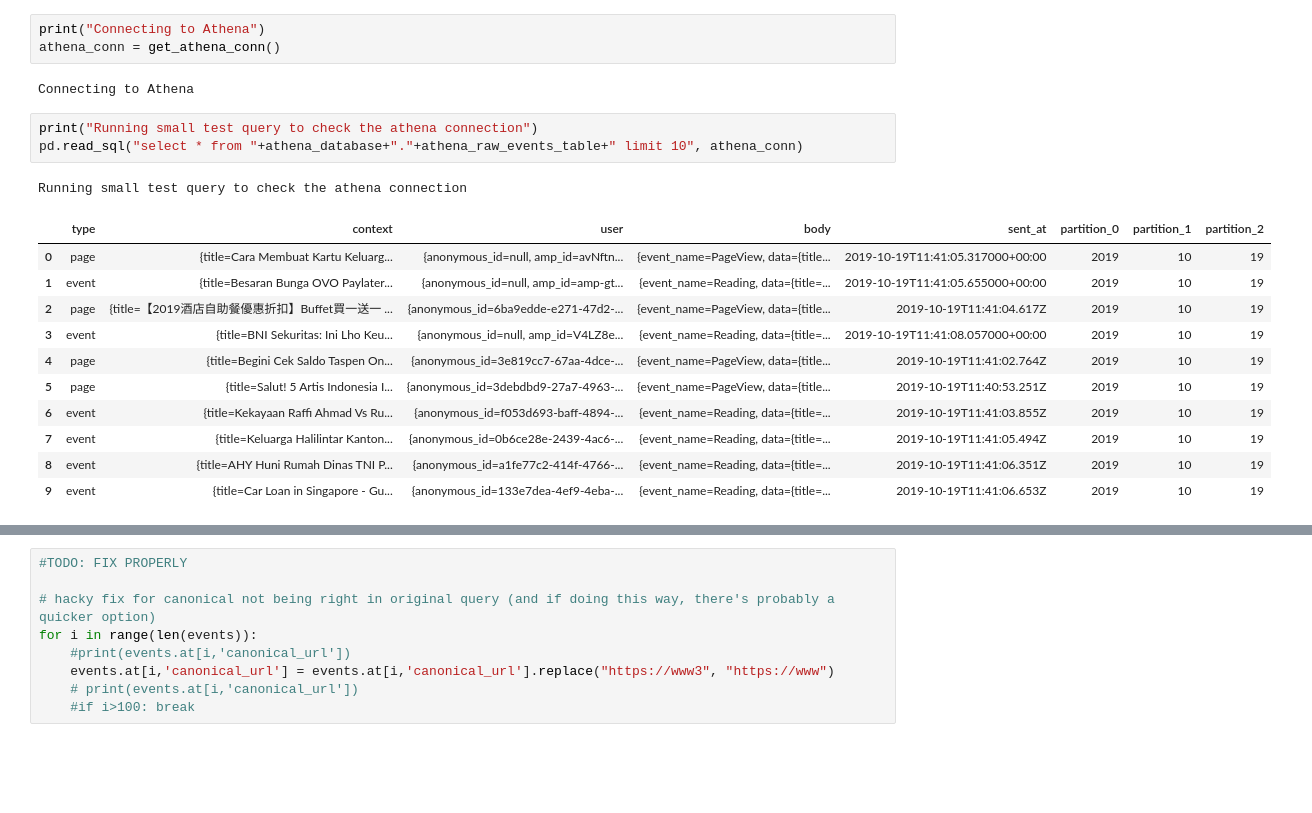
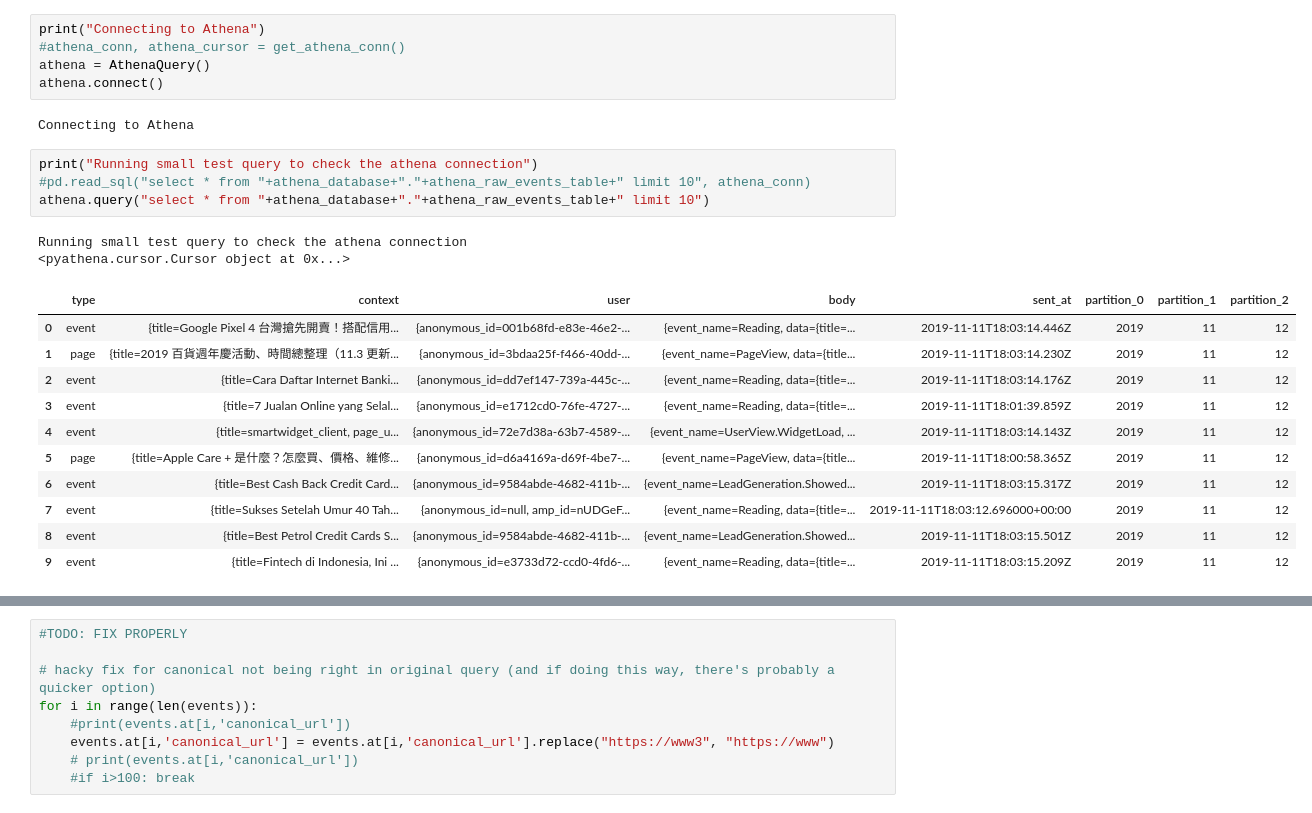
Before and after one commit to moneysmartco/blog-jupyter-notebooks, a Jupyter notebook: first_experiments.ipynb, the cells around one changed output, grey strips where cells are left out. Cells and saved outputs as stored; diff of their text form; blank space fills up the shorter version.

Commit message:
More SEO tests (which can be run outside of sagemaker).
Have also added better way to query athena that is a lot faster by going through S3.

```diff
--- a/first_experiments.ipynb
+++ b/first_experiments.ipynb
@@ -106,25 +110,29 @@ list_out_s3_bucket = False #extremely slow.
 ## Events from Athena
 # %%
 print("Connecting to Athena")
-athena_conn = get_athena_conn()
+#athena_conn, athena_cursor = get_athena_conn()
+athena = AthenaQuery()
+athena.connect()
 # %% [output]
 Connecting to Athena
 # %%
 print("Running small test query to check the athena connection")
-pd.read_sql("select * from "+athena_database+"."+athena_raw_events_table+" limit 10", athena_conn)
+#pd.read_sql("select * from "+athena_database+"."+athena_raw_events_table+" limit 10", athena_conn)
+athena.query("select * from "+athena_database+"."+athena_raw_events_table+" limit 10")
 # %% [output]
 Running small test query to check the athena connection
+<pyathena.cursor.Cursor object at 0x...>
 |  | type | context | user | body | sent_at | partition_0 | partition_1 | partition_2 |
-| 0 | page | {title=Cara Membuat Kartu Keluarg... | {anonymous_id=null, amp_id=avNftn... | {event_name=PageView, data={title... | 2019-10-19T11:41:05.317000+00:00 | 2019 | 10 | 19 |
-| 1 | event | {title=Besaran Bunga OVO Paylater... | {anonymous_id=null, amp_id=amp-gt... | {event_name=Reading, data={title=... | 2019-10-19T11:41:05.655000+00:00 | 2019 | 10 | 19 |
-| 2 | page | {title=【2019酒店自助餐優惠折扣】Buffet買一送一 ... | {anonymous_id=6ba9edde-e271-47d2-... | {event_name=PageView, data={title... | 2019-10-19T11:41:04.617Z | 2019 | 10 | 19 |
-| 3 | event | {title=BNI Sekuritas: Ini Lho Keu... | {anonymous_id=null, amp_id=V4LZ8e... | {event_name=Reading, data={title=... | 2019-10-19T11:41:08.057000+00:00 | 2019 | 10 | 19 |
-| 4 | page | {title=Begini Cek Saldo Taspen On... | {anonymous_id=3e819cc7-67aa-4dce-... | {event_name=PageView, data={title... | 2019-10-19T11:41:02.764Z | 2019 | 10 | 19 |
-| 5 | page | {title=Salut! 5 Artis Indonesia I... | {anonymous_id=3debdbd9-27a7-4963-... | {event_name=PageView, data={title... | 2019-10-19T11:40:53.251Z | 2019 | 10 | 19 |
-| 6 | event | {title=Kekayaan Raffi Ahmad Vs Ru... | {anonymous_id=f053d693-baff-4894-... | {event_name=Reading, data={title=... | 2019-10-19T11:41:03.855Z | 2019 | 10 | 19 |
-| 7 | event | {title=Keluarga Halilintar Kanton... | {anonymous_id=0b6ce28e-2439-4ac6-... | {event_name=Reading, data={title=... | 2019-10-19T11:41:05.494Z | 2019 | 10 | 19 |
-| 8 | event | {title=AHY Huni Rumah Dinas TNI P... | {anonymous_id=a1fe77c2-414f-4766-... | {event_name=Reading, data={title=... | 2019-10-19T11:41:06.351Z | 2019 | 10 | 19 |
-| 9 | event | {title=Car Loan in Singapore - Gu... | {anonymous_id=133e7dea-4ef9-4eba-... | {event_name=Reading, data={title=... | 2019-10-19T11:41:06.653Z | 2019 | 10 | 19 |
+| 0 | event | {title=Google Pixel 4 台灣搶先開賣！搭配信用... | {anonymous_id=001b68fd-e83e-46e2-... | {event_name=Reading, data={title=... | 2019-11-11T18:03:14.446Z | 2019 | 11 | 12 |
+| 1 | page | {title=2019 百貨週年慶活動、時間總整理（11.3 更新... | {anonymous_id=3bdaa25f-f466-40dd-... | {event_name=PageView, data={title... | 2019-11-11T18:03:14.230Z | 2019 | 11 | 12 |
+| 2 | event | {title=Cara Daftar Internet Banki... | {anonymous_id=dd7ef147-739a-445c-... | {event_name=Reading, data={title=... | 2019-11-11T18:03:14.176Z | 2019 | 11 | 12 |
+| 3 | event | {title=7 Jualan Online yang Selal... | {anonymous_id=e1712cd0-76fe-4727-... | {event_name=Reading, data={title=... | 2019-11-11T18:01:39.859Z | 2019 | 11 | 12 |
+| 4 | event | {title=smartwidget_client, page_u... | {anonymous_id=72e7d38a-63b7-4589-... | {event_name=UserView.WidgetLoad, ... | 2019-11-11T18:03:14.143Z | 2019 | 11 | 12 |
+| 5 | page | {title=Apple Care + 是什麼？怎麼買、價格、維修... | {anonymous_id=d6a4169a-d69f-4be7-... | {event_name=PageView, data={title... | 2019-11-11T18:00:58.365Z | 2019 | 11 | 12 |
+| 6 | event | {title=Best Cash Back Credit Card... | {anonymous_id=9584abde-4682-411b-... | {event_name=LeadGeneration.Showed... | 2019-11-11T18:03:15.317Z | 2019 | 11 | 12 |
+| 7 | event | {title=Sukses Setelah Umur 40 Tah... | {anonymous_id=null, amp_id=nUDGeF... | {event_name=Reading, data={title=... | 2019-11-11T18:03:12.696000+00:00 | 2019 | 11 | 12 |
+| 8 | event | {title=Best Petrol Credit Cards S... | {anonymous_id=9584abde-4682-411b-... | {event_name=LeadGeneration.Showed... | 2019-11-11T18:03:15.501Z | 2019 | 11 | 12 |
+| 9 | event | {title=Fintech di Indonesia, Ini ... | {anonymous_id=e3733d72-ccd0-4fd6-... | {event_name=Reading, data={title=... | 2019-11-11T18:03:15.209Z | 2019 | 11 | 12 |
 # %%
 def create_blog_pageview_and_scroll_query(country_code, from_datetime, to_datetime, limit=None, include_device_type_data = True):
     """
```
Also changed, not shown: parts of 4 cells of this notebook, 4 other files.
